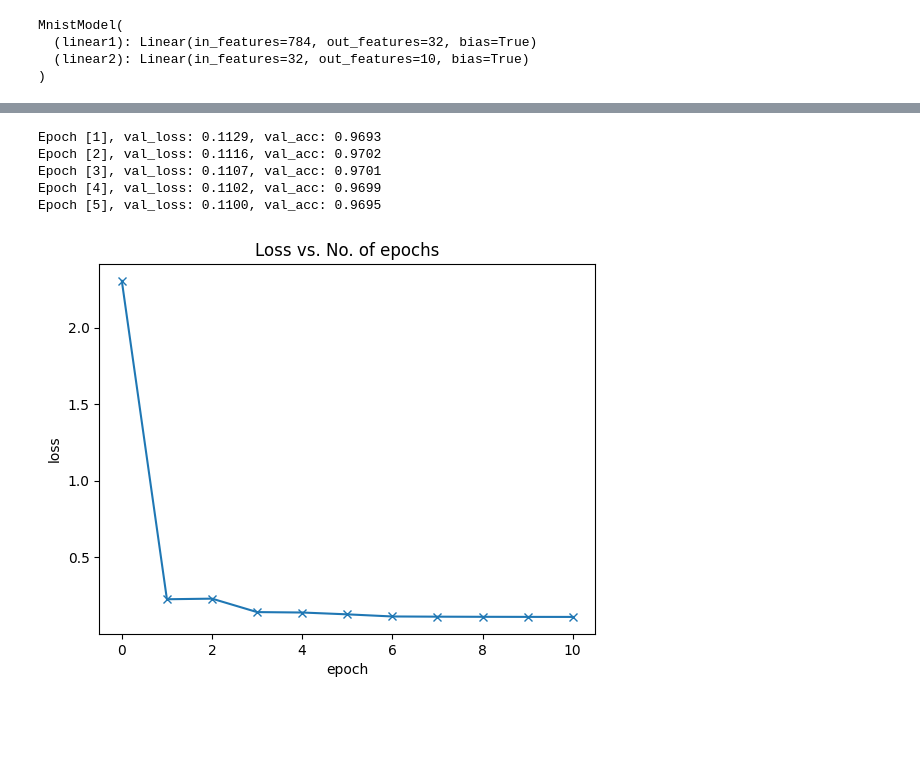
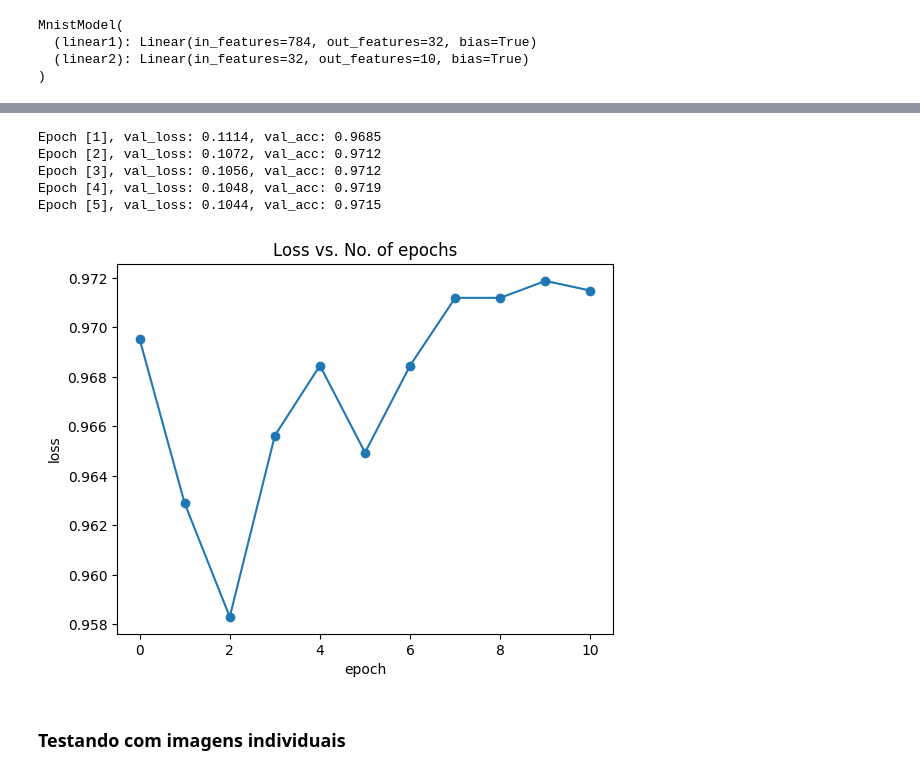
Before and after one commit to HGottschall/ZeroToGans, a Jupyter notebook: 04_TrainingGPU.ipynb, the cells around one changed output, grey strips where cells are left out. Drawn from its saved outputs; the diff is of its cells as text; code cells hidden in the pictures; blank space fills up the shorter version.

```diff
--- a/04_TrainingGPU.ipynb
+++ b/04_TrainingGPU.ipynb
@@ -416,16 +416,21 @@ Epoch [5], val_loss: 0.1268, val_acc: 0.9659
 # %%
-history += fit(5, 0.01, model, train_loader, val_loader)
+history += fit(5, 0.002, model, train_loader, val_loader)
+
+# Final_1 --> 0.9695
+# Final_2 --> 0.9715
 # %% [output]
-Epoch [1], val_loss: 0.1129, val_acc: 0.9693
-Epoch [2], val_loss: 0.1116, val_acc: 0.9702
-Epoch [3], val_loss: 0.1107, val_acc: 0.9701
-Epoch [4], val_loss: 0.1102, val_acc: 0.9699
-Epoch [5], val_loss: 0.1100, val_acc: 0.9695
+Epoch [1], val_loss: 0.1114, val_acc: 0.9685
+Epoch [2], val_loss: 0.1072, val_acc: 0.9712
+Epoch [3], val_loss: 0.1056, val_acc: 0.9712
+Epoch [4], val_loss: 0.1048, val_acc: 0.9719
+Epoch [5], val_loss: 0.1044, val_acc: 0.9715
 # %%
-losses = [x["val_loss"] for x in history]
-plt.plot(losses, "-x")
+losses = [x["val_acc"] for x in history]
+plt.plot(losses, "-o")
 plt.xlabel("epoch")
 plt.ylabel("loss")
 plt.title("Loss vs. No. of epochs");
 # %% [output]
-[figure, old version]
+[figure, new version]
+# %% [markdown]
+### Testando com imagens individuais
```
Also changed, not shown: parts of 9 cells of this notebook.
